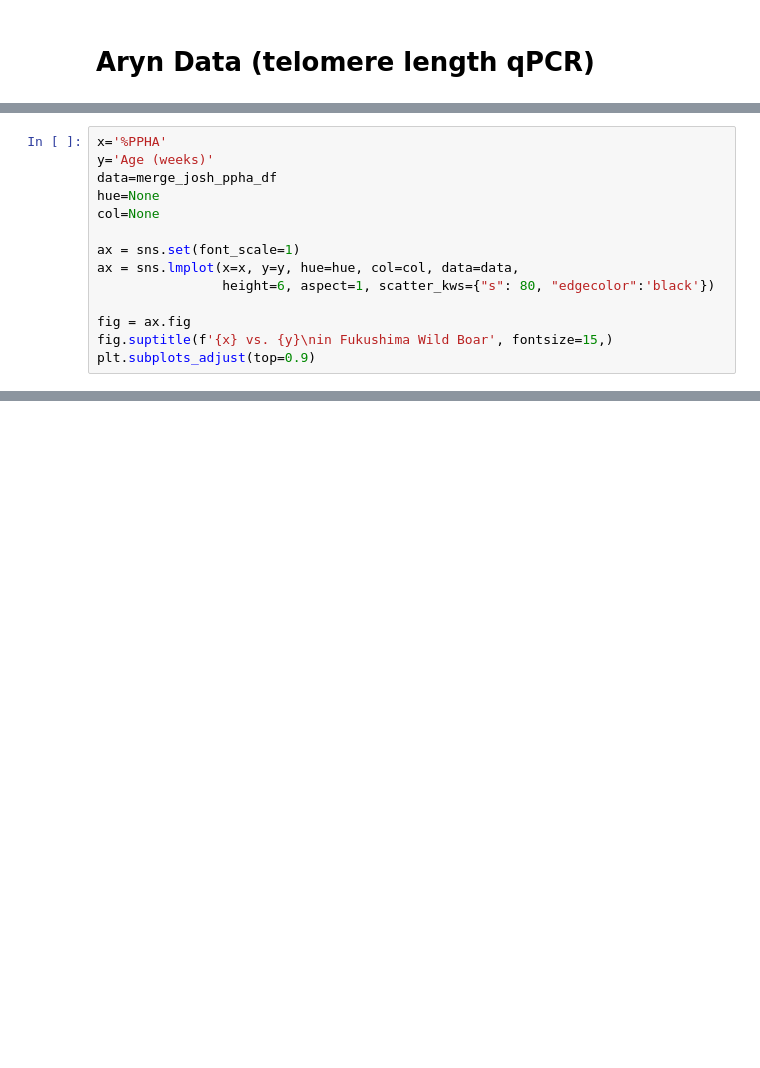
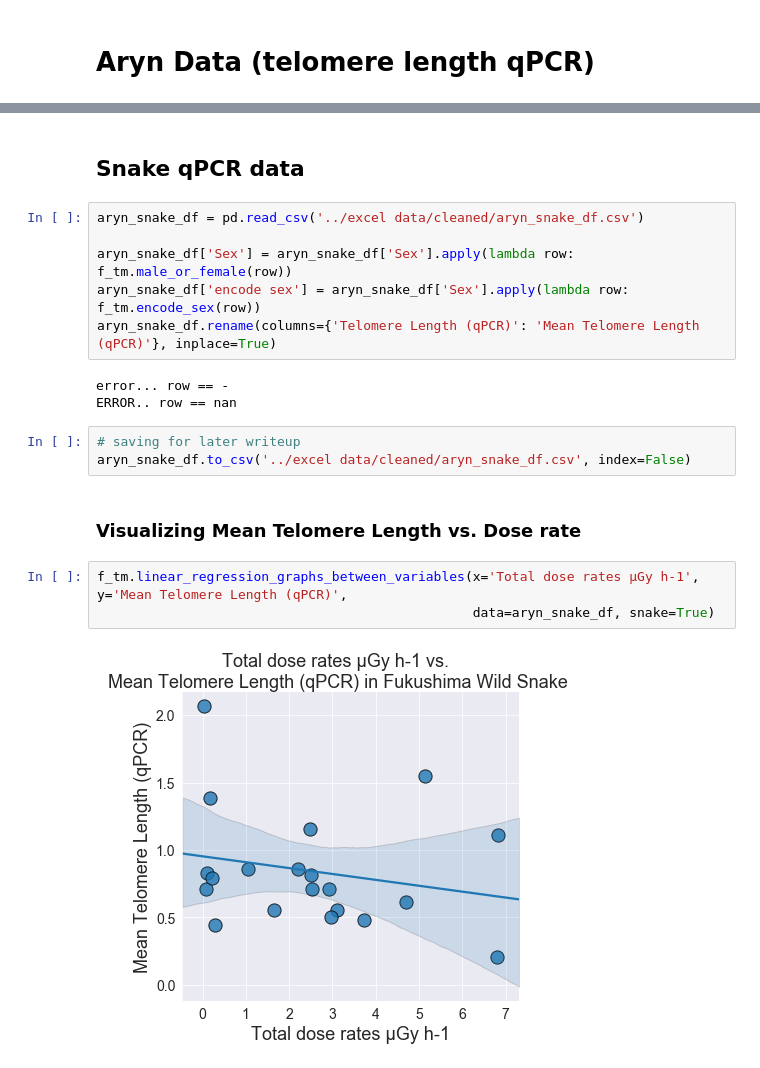
Before and after one commit to Jared-Luxton/Fukushima-Nuclear-Disaster-Humans, a Jupyter notebook: workflow & analyses notebooks/02_Fukushima_Project_Visualization_and_Statistics.ipynb, the cells around one changed output, grey strips where cells are left out. Drawn from its saved outputs; the diff is of its cells as text; blank space fills up the shorter version.

```diff
--- a/workflow & analyses notebooks/02_Fukushima_Project_Visualization_and_Statistics.ipynb
+++ b/workflow & analyses notebooks/02_Fukushima_Project_Visualization_and_Statistics.ipynb
@@ -394,14 +182,0 @@ plt.subplots_adjust(top=0.9)
-# %%
-x='%PPHA'
-y='Age (weeks)'
-data=merge_josh_ppha_df
-hue=None
-col=None
-
-ax = sns.set(font_scale=1)
-ax = sns.lmplot(x=x, y=y, hue=hue, col=col, data=data,
-                height=6, aspect=1, scatter_kws={"s": 80, "edgecolor":'black'})
-
-fig = ax.fig
-fig.suptitle(f'{x} vs. {y}\nin Fukushima Wild Boar', fontsize=15,)
-plt.subplots_adjust(top=0.9)
@@ -490,0 +241,21 @@ ax.savefig(f"../graphs/{name_x} vs. {name_y} Fukushima Wild Boar.png")
+# %% [markdown]
+## Snake qPCR data
+# %%
+aryn_snake_df = pd.read_csv('../excel data/cleaned/aryn_snake_df.csv')
+
+aryn_snake_df['Sex'] = aryn_snake_df['Sex'].apply(lambda row: f_tm.male_or_female(row))
+aryn_snake_df['encode sex'] = aryn_snake_df['Sex'].apply(lambda row: f_tm.encode_sex(row))
+aryn_snake_df.rename(columns={'Telomere Length (qPCR)': 'Mean Telomere Length (qPCR)'}, inplace=True)
+# %% [output]
+error... row == -
+ERROR.. row == nan
+# %%
+# saving for later writeup
+aryn_snake_df.to_csv('../excel data/cleaned/aryn_snake_df.csv', index=False)
+# %% [markdown]
+### Visualizing Mean Telomere Length vs. Dose rate
+# %%
+f_tm.linear_regression_graphs_between_variables(x='Total dose rates μGy h-1', y='Mean Telomere Length (qPCR)',
+                                                data=aryn_snake_df, snake=True)
+# %% [output]
+[figure, added]
```
Also changed, not shown: parts of 76 cells of this notebook.
